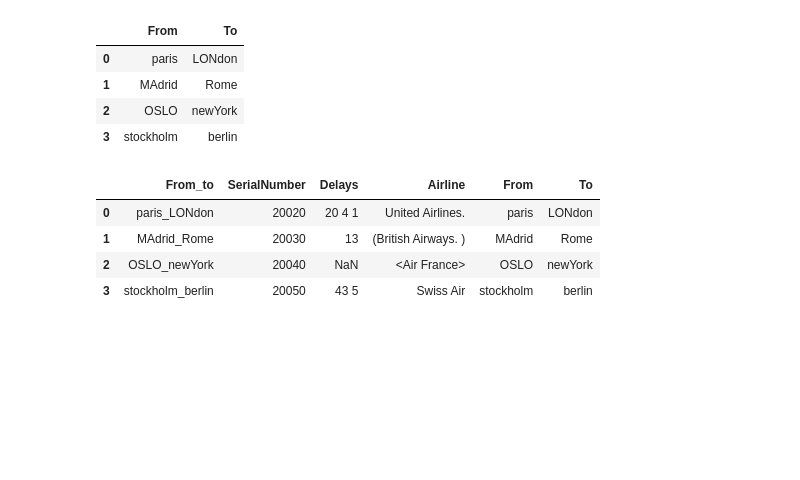
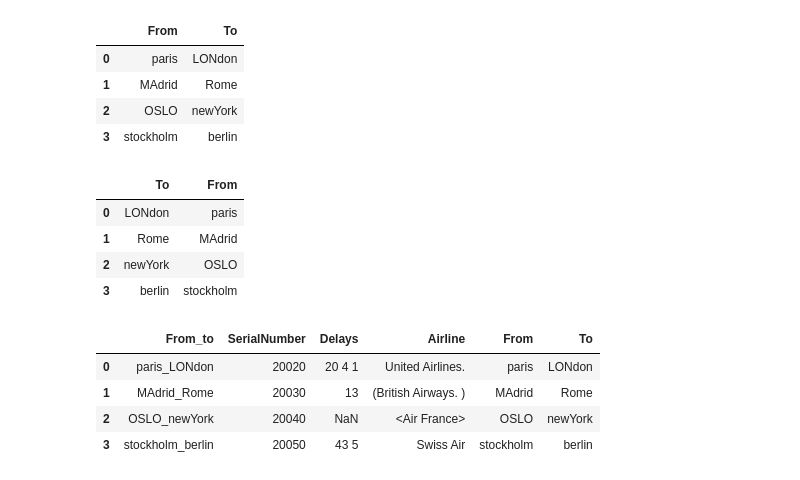
Before and after one commit to Data-Science-Fall-2017/notes, a Jupyter notebook: data_cleanup/data cleanup.ipynb, the cells around one changed output. Drawn from its saved outputs; the diff is of its cells as text; code cells hidden in the pictures; blank space fills up the shorter version.

```diff
--- a/data_cleanup/data cleanup.ipynb
+++ b/data_cleanup/data cleanup.ipynb
@@ -58,3 +58,5 @@ Index(['From_to', 'SerialNumber', 'Delays', 'Airline'], dtype='object')
 df['SerialNumber'][0]
 # %% [output]
 20020.0
+# %%
+df.dtypes['SerialNumber'] = np.float64
@@ -134,6 +140,15 @@ temp
 | 1 | MAdrid | Rome |
 | 2 | OSLO | newYork |
 | 3 | stockholm | berlin |
+# %%
+temp2 = temp[ ['To', 'From']    ]
+temp2
+# %% [output]
+|  | To | From |
+| 0 | LONdon | paris |
+| 1 | Rome | MAdrid |
+| 2 | newYork | OSLO |
+| 3 | berlin | stockholm |
 # %%
 df = df.join(temp)
 df
```
Also changed, not shown: parts of 3 cells of this notebook, 1 other file.
